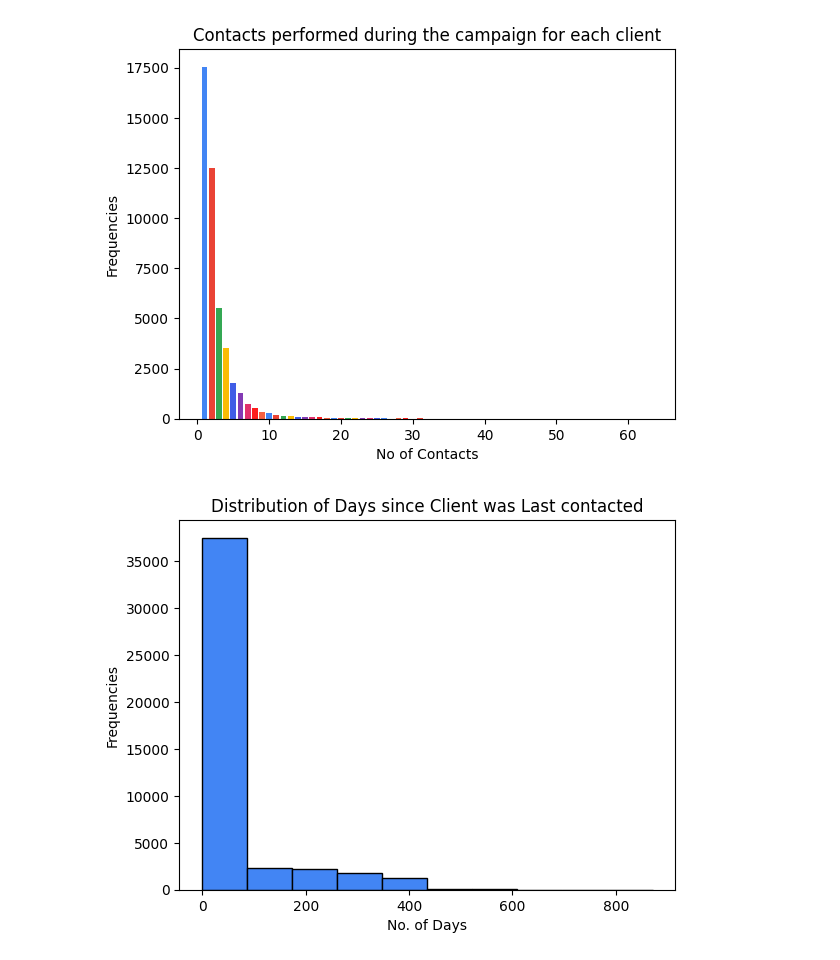
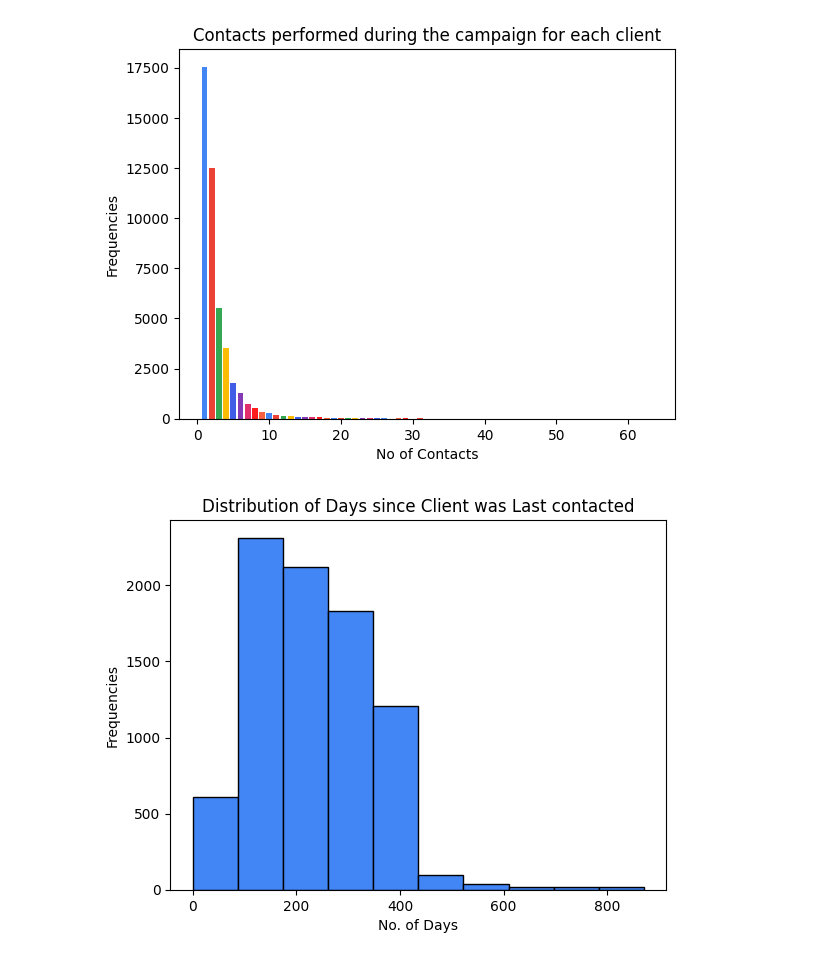
Before and after one commit to devdharaiya/Coding, a Jupyter notebook: Finlatics/Project 1.ipynb, the cells around one changed output. Saved outputs shown, nothing was run; the diff lists cells and outputs as text; code cells hidden in the pictures.

```diff
--- a/Finlatics/Project 1.ipynb
+++ b/Finlatics/Project 1.ipynb
@@ -97,10 +105,10 @@ pie = plt.bar(camp_counts.index, camp_counts, label=camp_counts.index, color=coo
 # %% [output]
 [figure]
 # %%
-plt.hist(df['pdays'], color='#4285F4', edgecolor='black')
+plt.hist(df['pdays'], color='#4285F4', edgecolor='black', range=[0,max(df['pdays'])])
 plt.xlabel('No. of Days')
 plt.ylabel('Frequencies')
 plt.title('Distribution of Days since Client was Last contacted')
 plt.show()
 # %% [output]
-[figure, old version]
+[figure, new version]
```
Also changed, not shown: parts of 7 cells of this notebook.
